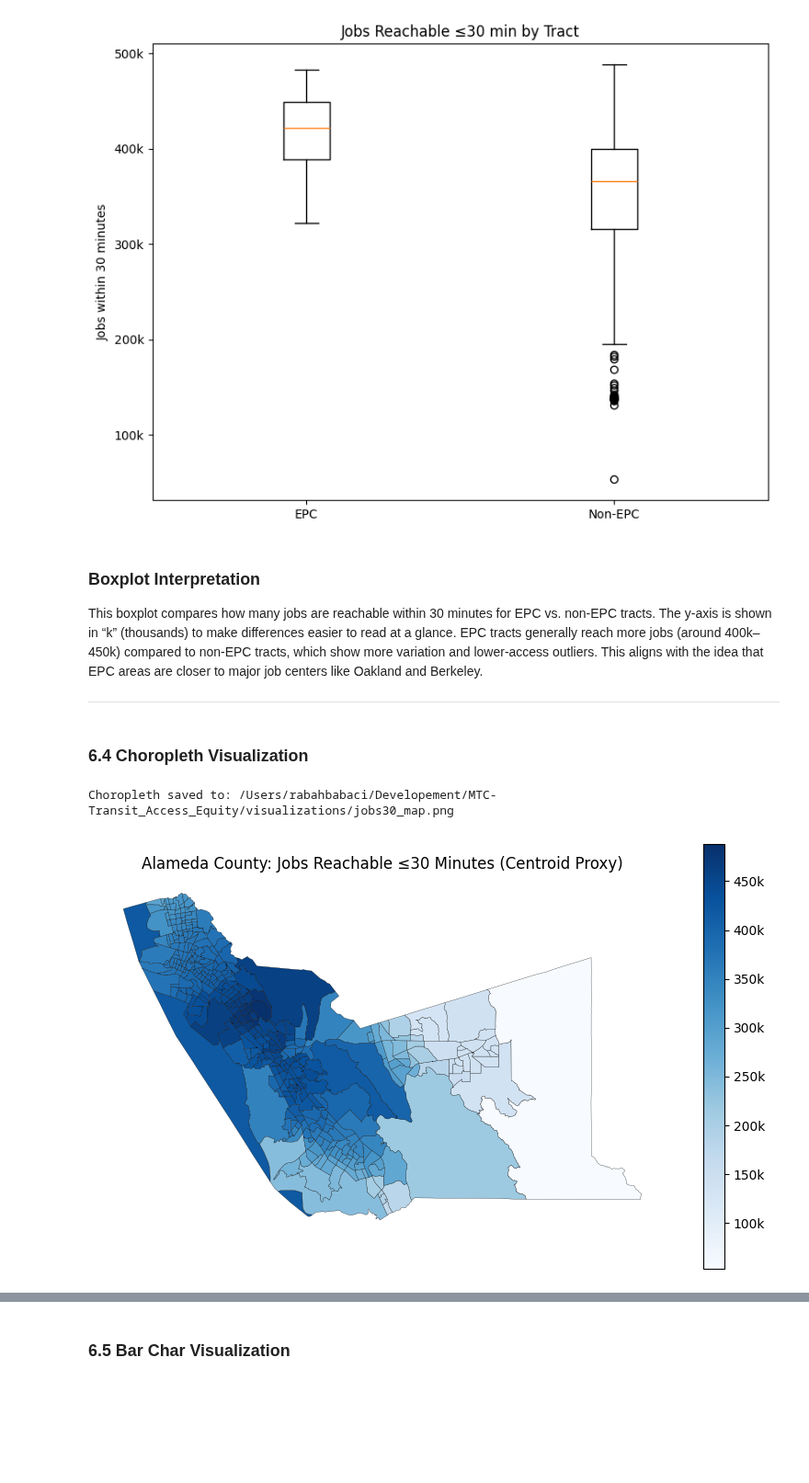
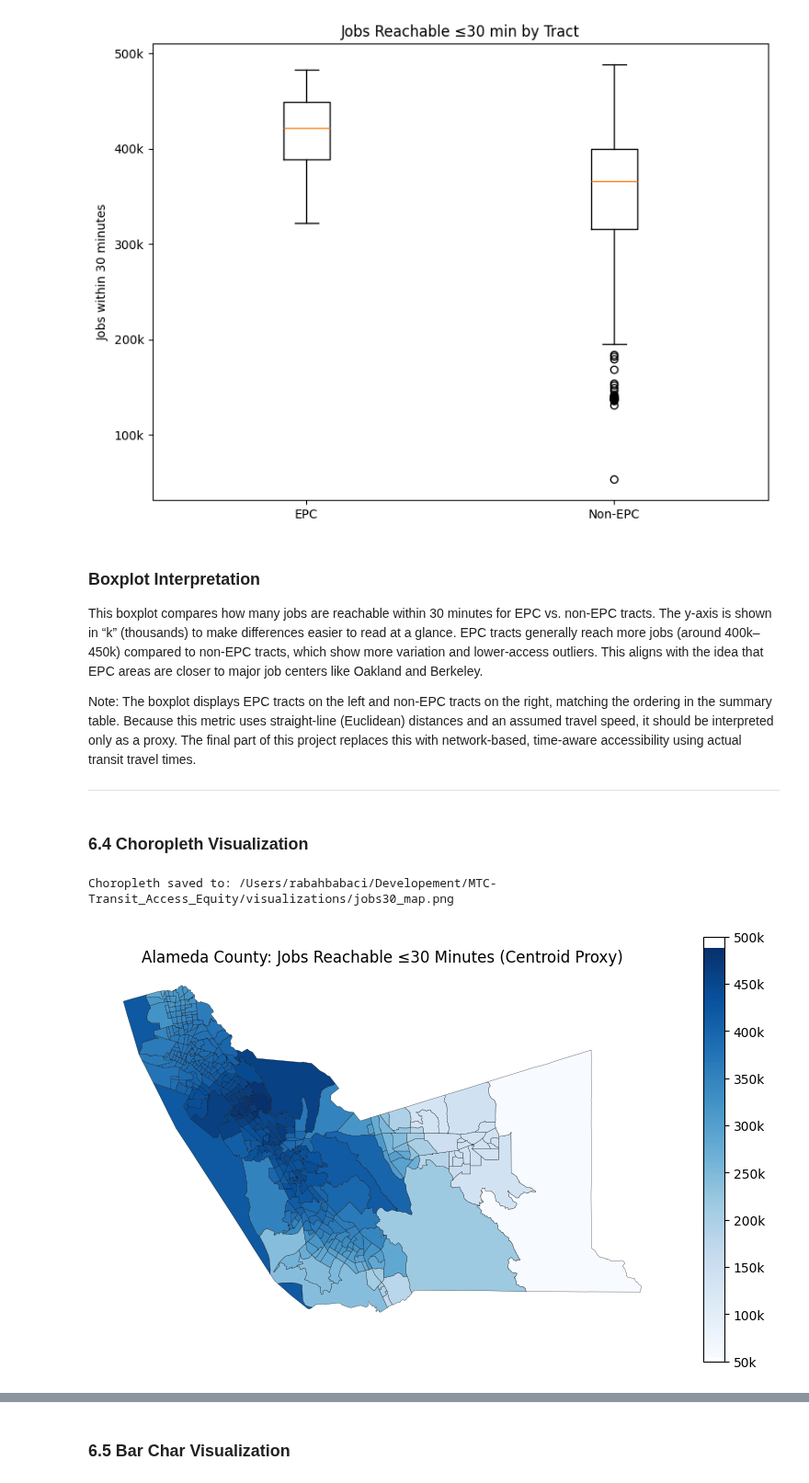
Before and after one commit to rabahbabaci/MTC-Transit_Access_Equity, a Jupyter notebook: notebooks/transit_access_equity_midterm.ipynb, the cells around one changed output, grey strips where cells are left out. Shown at 92% size. Cells and saved outputs as stored; diff of their text form; code cells hidden in the pictures; blank space fills up the shorter version.

```diff
--- a/notebooks/transit_access_equity_midterm.ipynb
+++ b/notebooks/transit_access_equity_midterm.ipynb
@@ -481,15 +490,18 @@ population, and EPC status.
 - EPC tracts highlighted in a different color
 - Export final map as an HTML file
 # %%
+# Add human-readable EPC label
+clean_gdf["EPC_Label"] = clean_gdf["is_epc"].map({1: "EPC", 0: "Non-EPC"})
+
 # Initialize map centered on Alameda County
 m = folium.Map(
     location=[37.77, -122.23],
     zoom_start=10,
     tiles="cartodbpositron",
-    control_scale=True,  # adds scale bar
+    control_scale=True,
 )
 
-# Add EPC vs. non-EPC layer
+# Add EPC vs non-EPC layer
 folium.GeoJson(
     clean_gdf,
     name="Alameda County Tracts",
@@ -500,27 +512,26 @@ folium.GeoJson(
         "fillOpacity": 0.6,
     },
     tooltip=folium.GeoJsonTooltip(
-        fields=["GEOID", "population", "is_epc"],
+        fields=["GEOID", "population", "EPC_Label"],
         aliases=["GEOID", "Population", "EPC Status"],
         localize=True,
     ),
 ).add_to(m)
 
-# Add title + caption
+# Add title + caption (updated for transparency)
 title_html = """
 <div style="position: fixed; top: 10px; left: 50px; z-index: 9999;
             background-color: white; padding: 10px; border: 1px solid black;">
-    <h3>Equity Priority Communities in Alameda County, CA</h3>
+    <h3>Equity Priority Communities (2020 / ACS 2018–2022) — Alameda County, CA</h3>
     <p style="font-size: 12px;">Data Sources: MTC Plan Bay Area 2050 (EPC),
        US Census TIGER 2022 (tracts), ACS 2018–2022 (population).</p>
     <p style="font-size: 12px;">This map displays census tracts in Alameda County, highlighting
-       Equity Priority Communities (EPCs) in red and non-EPCs in blue. Hover over each tract to
-       view its GEOID, population, and EPC status.</p>
+       Equity Priority Communities (EPCs) in red and non-EPCs in blue. Hover to view tract details.</p>
 </div>
 """
 m.get_root().html.add_child(folium.Element(title_html))
 
-# Add legend
+# Legend (unchanged)
 legend_html = """
 <div style="position: fixed; bottom: 50px; left: 50px; z-index: 9999;
             background-color: white; padding: 10px; border: 1px solid black;">
@@ -531,7 +542,6 @@ legend_html = """
 """
 m.get_root().html.add_child(folium.Element(legend_html))
 
-# Add layer control
 folium.LayerControl().add_to(m)
 
 # Save map
@@ -725,9 +749,15 @@ Boxplot saved to: /Users/rabahbabaci/Developement/MTC-Transit_Access_Equity/visu
 
 This boxplot compares how many jobs are reachable within 30 minutes for EPC vs.
 non-EPC tracts. The y-axis is shown in “k” (thousands) to make differences easier to
-read at a glance. EPC tracts generally reach more jobs (around 400k–450k) compared to
-non-EPC tracts, which show more variation and lower-access outliers. This aligns with
-the idea that EPC areas are closer to major job centers like Oakland and Berkeley.
+read at a glance. EPC tracts generally reach more jobs (around 400k–450k) compared
+to non-EPC tracts, which show more variation and lower-access outliers. This aligns
+with the idea that EPC areas are closer to major job centers like Oakland and Berkeley.
+
+Note: The boxplot displays EPC tracts on the left and non-EPC tracts on the right,
+matching the ordering in the summary table. Because this metric uses straight-line
+(Euclidean) distances and an assumed travel speed, it should be interpreted only as a
+proxy. The final part of this project replaces this with network-based, time-aware accessibility
+using actual transit travel times.
 
 ---
 # %% [markdown]
@@ -735,35 +765,44 @@ the idea that EPC areas are closer to major job centers like Oakland and Berkele
 # %%
 # Choropleth (displayed inline and saved)
 
-fig = plt.figure(figsize=(10, 6))
-ax = plt.gca()
+fig, ax = plt.subplots(figsize=(10, 6))
 
-# Plot choropleth with a cleaner, non-technical-friendly colormap ("Blues")
 chor = tracts_jobs.to_crs(4326).plot(
     column="jobs_30min",
-    cmap="Blues",  # <-- updated colormap
+    cmap="Blues",
     edgecolor="k",
     linewidth=0.2,
     ax=ax,
-    legend=True,
+    legend=False,
 )
 
-# Format the colorbar ticks to show 'k' (thousands)
-cbar = chor.get_figure().axes[-1]
-ticks = cbar.get_yticks()
-cbar.set_yticklabels([f"{int(t/1000)}k" for t in ticks])
+# Create a manual colorbar that we can fully control
+sm = plt.cm.ScalarMappable(
+    cmap="Blues",
+    norm=plt.Normalize(
+        vmin=tracts_jobs["jobs_30min"].min(), vmax=tracts_jobs["jobs_30min"].max()
+    ),
+)
+sm._A = []  # required hack for older Matplotlib versions
+cbar = plt.colorbar(sm, ax=ax)
+
+# Format ticks in 'k' (thousands)
+ticks = cbar.get_ticks()
+cbar.set_ticks(ticks)
+cbar.set_ticklabels([f"{int(t/1000)}k" for t in ticks])
 
 ax.set_title("Alameda County: Jobs Reachable ≤30 Minutes (Centroid Proxy)")
 ax.set_axis_off()
 
-# Save and show map
+# Save and show
 choropleth_path = VIS / "jobs30_map.png"
 plt.savefig(choropleth_path, dpi=180, bbox_inches="tight")
 print(f"Choropleth saved to: {choropleth_path}")
+
 plt.show()
 # %% [output]
 Choropleth saved to: /Users/rabahbabaci/Developement/MTC-Transit_Access_Equity/visualizations/jobs30_map.png
-[figure, old version]
+[figure, new version]
 # %% [markdown]
 ### Choropleth Interpretation
 
```
Also changed, not shown: parts of 55 cells of this notebook, 9 other files.
